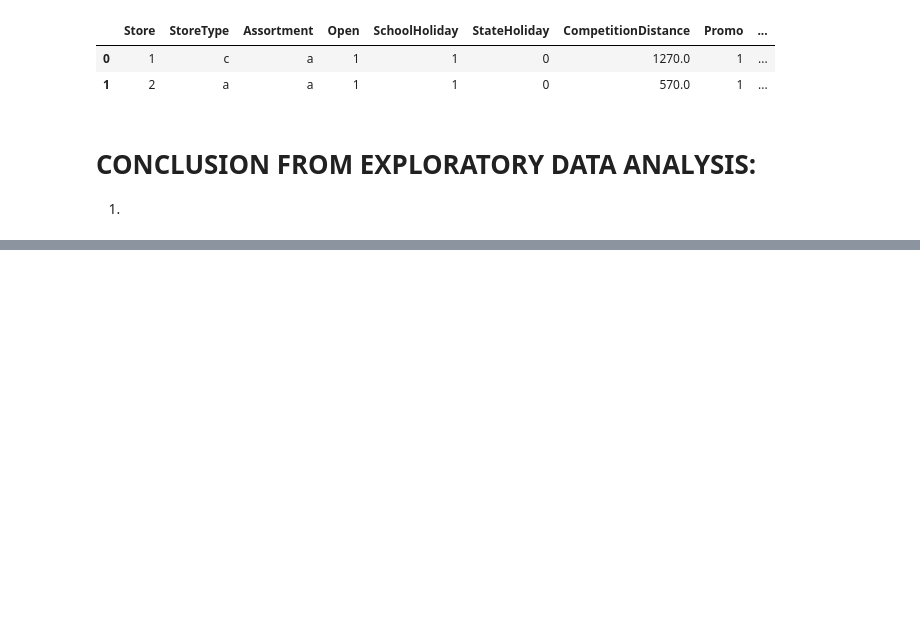
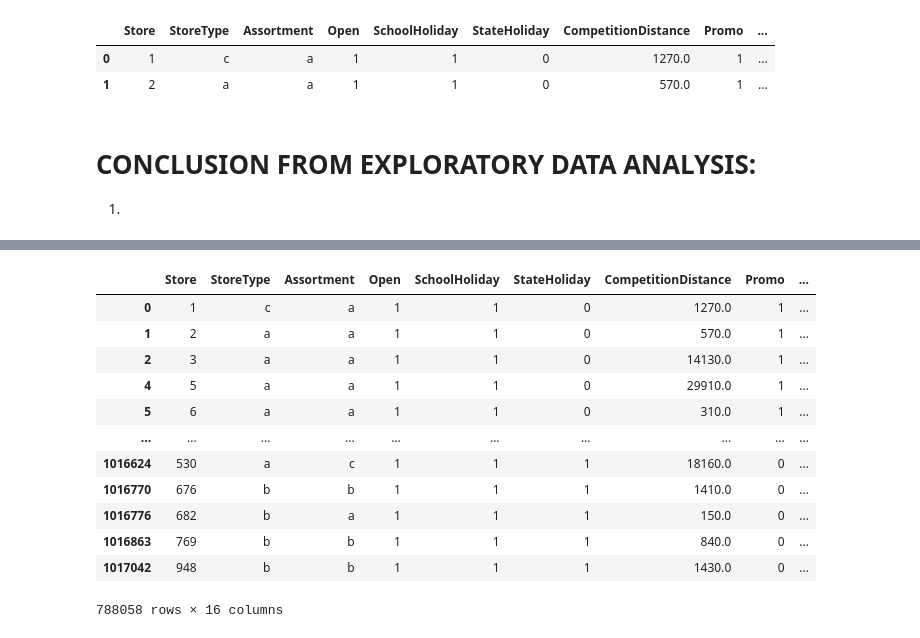
Before and after one commit to diptiranjan1998/Regression-Analysis-on-Retail-Sales-Prediction, a Jupyter notebook: Retail_sales_prediction.ipynb, the cells around one changed output, grey strips where cells are left out. Cells and saved outputs as stored; diff of their text form; code cells hidden in the pictures; blank space fills up the shorter version.

```diff
--- a/Retail_sales_prediction.ipynb
+++ b/Retail_sales_prediction.ipynb
@@ -628,0 +735,30 @@ df.head(2)
+# %%
+# Function for removing outliers
+def remove_outliers(data, column):
+    q1 = data[column].quantile(0.25)
+    q3 = data[column].quantile(0.75)
+    iqr = q3-q1
+    lower_fence  = q1-1.5*iqr
+    upper_fence = q3+1.5*iqr
+    revised_df = data.loc[(data[column] > lower_fence) & (data[column] < upper_fence)]
+    return revised_df
+# %%
+# Removing outliers from Sales Column
+df= remove_outliers(df, 'Sales')
+df= remove_outliers(df, 'Customers')
+# %%
+df
+# %% [output]
+|  | Store | StoreType | Assortment | Open | SchoolHoliday | StateHoliday | CompetitionDistance | Promo | ... |
+| 0 | 1 | c | a | 1 | 1 | 0 | 1270.0 | 1 | ... |
+| 1 | 2 | a | a | 1 | 1 | 0 | 570.0 | 1 | ... |
+| 2 | 3 | a | a | 1 | 1 | 0 | 14130.0 | 1 | ... |
+| 4 | 5 | a | a | 1 | 1 | 0 | 29910.0 | 1 | ... |
+| 5 | 6 | a | a | 1 | 1 | 0 | 310.0 | 1 | ... |
+| ... | ... | ... | ... | ... | ... | ... | ... | ... | ... |
+| 1016624 | 530 | a | c | 1 | 1 | 1 | 18160.0 | 0 | ... |
+| 1016770 | 676 | b | b | 1 | 1 | 1 | 1410.0 | 0 | ... |
+| 1016776 | 682 | b | a | 1 | 1 | 1 | 150.0 | 0 | ... |
+| 1016863 | 769 | b | b | 1 | 1 | 1 | 840.0 | 0 | ... |
+| 1017042 | 948 | b | b | 1 | 1 | 1 | 1430.0 | 0 | ... |
+788058 rows × 16 columns
```
Also changed, not shown: parts of 23 cells of this notebook.
